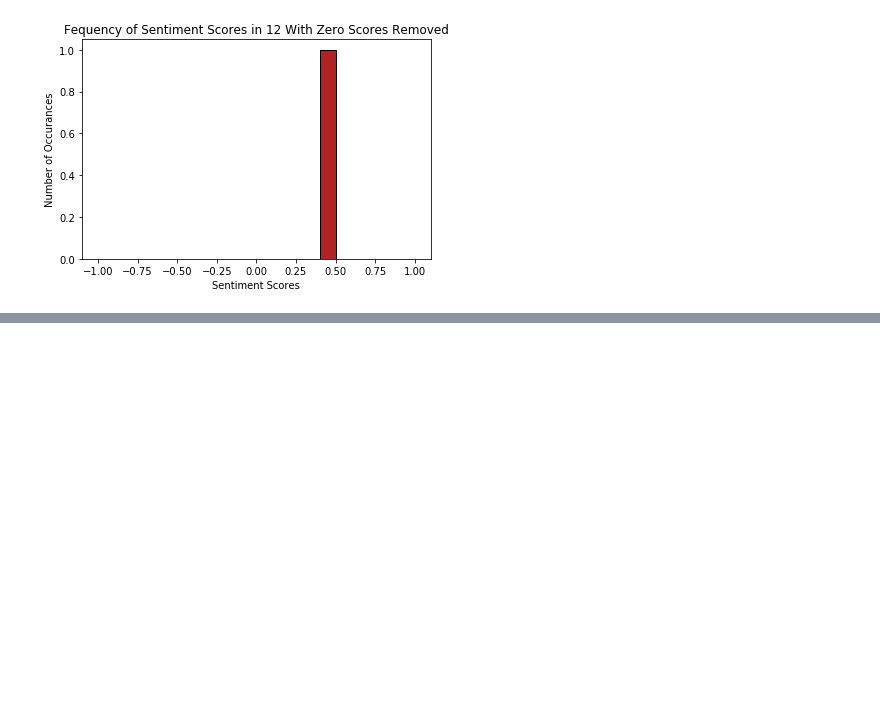
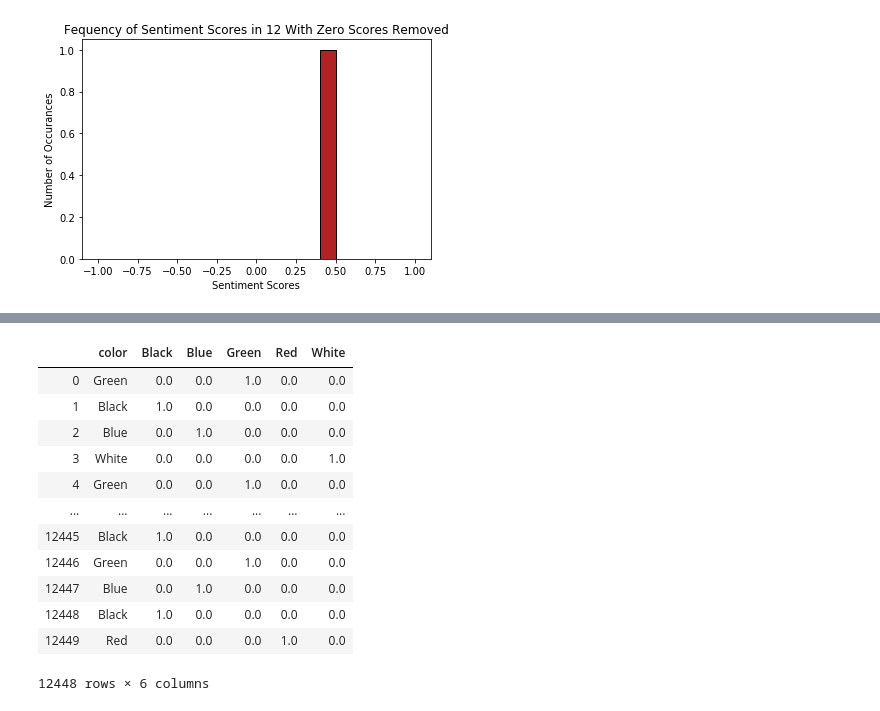
Before and after one commit to Johndsalas/Sentiment_Analysis_Magic_The_Gathering, a Jupyter notebook: magic_sentiment_analysis.ipynb, the cells around one changed output, grey strips where cells are left out. Saved outputs shown, nothing was run; the diff lists cells and outputs as text; code cells hidden in the pictures; blank space fills up the shorter version.

```diff
--- a/magic_sentiment_analysis.ipynb
+++ b/magic_sentiment_analysis.ipynb
@@ -867,0 +885,4 @@ for r in range(1,15):
+# %%
+df['yhat'] = df.sentiment.mean()
+# %%
+df['zero'] = 0
@@ -867,0 +898,6 @@ for r in range(1,15):
+# %%
+yhat = df[['yhat']]
+
+X = df[['color']]
+
+y = df[['sentiment']]
@@ -867,0 +933,36 @@ for r in range(1,15):
+# %%
+encoded_values = colors = ['Black','Blue','Green','Red','White']
+
+# Integer Encoding
+int_encoder = LabelEncoder()
+X.encoded = int_encoder.fit_transform(X.color)
+
+# create 2D np arrays of the encoded variable (in train and test)
+X_array = np.array(X.encoded).reshape(len(X.encoded),1)
+
+# One Hot Encoding
+ohe = OneHotEncoder(sparse=False, categories='auto')
+X_ohe = ohe.fit_transform(X_array)
+
+# Turn the array of new values into a data frame with columns names being the values
+# and index matching that of train/test
+# then merge the new dataframe with the existing train/test dataframe
+X_encoded = pd.DataFrame(data=X_ohe, columns=encoded_values, index=X.index)
+
+X = X.join(X_encoded)
+
+X
+# %% [output]
+|  | color | Black | Blue | Green | Red | White |
+| 0 | Green | 0.0 | 0.0 | 1.0 | 0.0 | 0.0 |
+| 1 | Black | 1.0 | 0.0 | 0.0 | 0.0 | 0.0 |
+| 2 | Blue | 0.0 | 1.0 | 0.0 | 0.0 | 0.0 |
+| 3 | White | 0.0 | 0.0 | 0.0 | 0.0 | 1.0 |
+| 4 | Green | 0.0 | 0.0 | 1.0 | 0.0 | 0.0 |
+| ... | ... | ... | ... | ... | ... | ... |
+| 12445 | Black | 1.0 | 0.0 | 0.0 | 0.0 | 0.0 |
+| 12446 | Green | 0.0 | 0.0 | 1.0 | 0.0 | 0.0 |
+| 12447 | Blue | 0.0 | 1.0 | 0.0 | 0.0 | 0.0 |
+| 12448 | Black | 1.0 | 0.0 | 0.0 | 0.0 | 0.0 |
+| 12449 | Red | 0.0 | 0.0 | 0.0 | 1.0 | 0.0 |
+12448 rows × 6 columns
```
Also changed, not shown: parts of 8 cells of this notebook.
